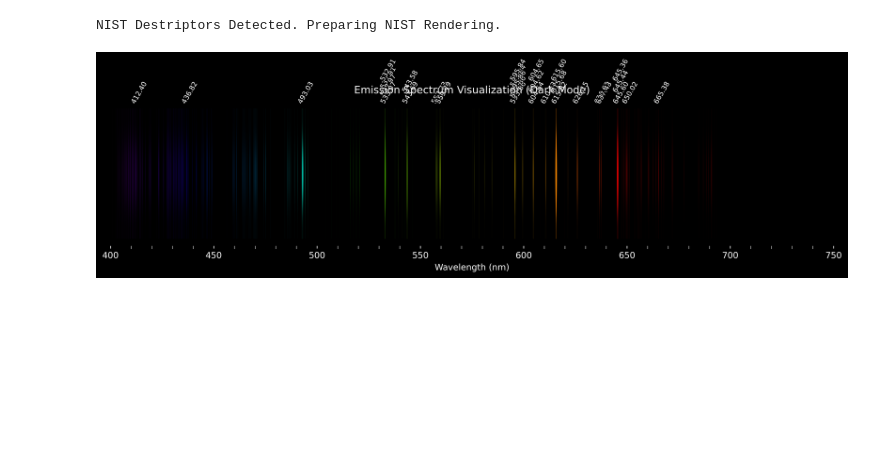
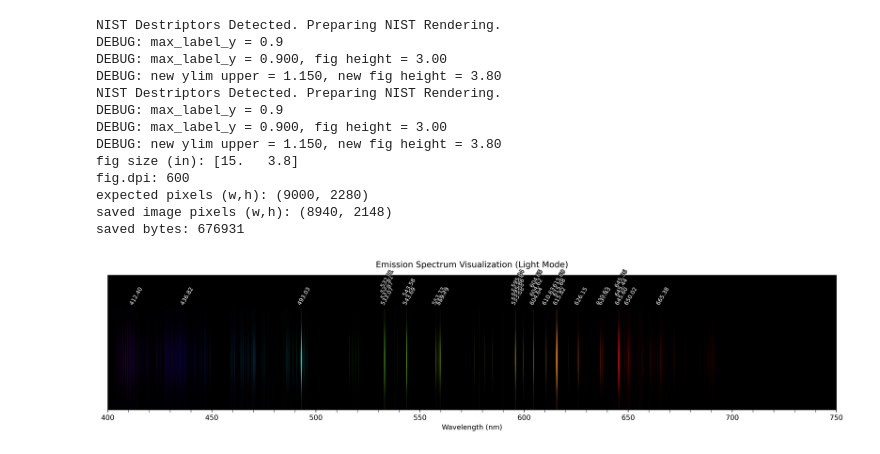
Before and after one commit to idontwantausername609/Spectrum-Renderer, a Jupyter notebook: Colab Based App/integrated_plotting_playground.ipynb, the cells around one changed output. Cells and saved outputs as stored; diff of their text form; code cells hidden in the pictures; blank space fills up the shorter version.

Commit message:
new webapp created and set up. appropriate files created and edited. currently working on dynamic peak label positioning.

```diff
--- a/Colab Based App/integrated_plotting_playground.ipynb
+++ b/Colab Based App/integrated_plotting_playground.ipynb
@@ -56,7 +57,7 @@ def plot_spec(
     glow_alpha=0,
     dpi=DPI,
     mode='dark',
-    peak_label_y_position=PEAK_LABEL_POSN,
+    peak_label_y_position=0,
     max_needle_y_scale=MAX_Y_SCALE,
     peak_wavelengths=None,
     force_nist=None,
@@ -83,6 +84,7 @@ def plot_spec(
         min_brightness = DEFAULT_MIN_BRIGHT
         glow_alpha = DEFAULT_GLOW_ALPHA
         prominence_percentage = DEFAULT_PROM_PERC
+        peak_label_y_position = DEFAULT_PEAK_LABEL_POSN
         print('NIST Destriptors Detected. Preparing NIST Rendering.')
 
     else:
@@ -91,22 +93,20 @@ def plot_spec(
         generic_type = (input('Choose Rendering: Raw or Normalised')).lower()
         if generic_type == 'raw':
             glow_alpha = DEFAULT_GLOW_ALPHA
+            peak_label_y_position = DEFAULT_PEAK_LABEL_POSN
         elif generic_type == 'normalised':
             glow_alpha = NORM_GLOW_ALPHA
+            peak_label_y_position = NORM_PEAK_LABEL_POSN
 
         # parse NIST-style cells
     parsed_intensity = df_plot_data[int_col].apply(nist_codes.parse_nist_intensity)
     df_plot_data['_raw_int'] = parsed_intensity.apply(lambda t: t[0])
     df_plot_data['_descriptor'] = parsed_intensity.apply(lambda t: t[1])
 
-
-
-
     # drop rows missing wavelength or numeric intensity
     df_plot_data = df_plot_data.dropna(subset=[nm_col, '_raw_int']).copy()
     df_plot_data = df_plot_data[(df_plot_data[nm_col] >= x_min) & (df_plot_data[nm_col] <= x_max)].copy()
     df_plot_data = df_plot_data.sort_values(by=nm_col).reset_index(drop=True)
-
 
     # returns empty figure for empty datasets
     if df_plot_data.empty:
@@ -162,9 +162,21 @@ def plot_spec(
     except Exception:
         label_ys = [peak_label_y_position] * len(peaks)
 
+    print(f"DEBUG: max_label_y = {max(label_ys) if label_ys else 'N/A'}")
 
     # Create the plot (use explicit Figure/Axis to avoid side-effects)
     fig, ax = plt.subplots(figsize=fig_size, dpi=dpi)
+
+
+
+    max_label_y = max(label_ys) if label_ys else peak_label_y_position
+    print(f"DEBUG: max_label_y = {max_label_y:.3f}, fig height = {fig.get_figheight():.2f}")
+
+    # More aggressive expansion
+    ylim_upper = max(1.05, max_label_y + 0.25)
+    ax.set_ylim(0, ylim_upper)
+    fig.set_figheight(fig_size[1] + 0.8)
+    print(f"DEBUG: new ylim upper = {ylim_upper:.3f}, new fig height = {fig.get_figheight():.2f}")
 
         # Set figure background and text colors based on mode
     if mode == 'dark':
@@ -193,6 +205,8 @@ def plot_spec(
 
     # Set X-axis limits
     ax.set_xlim(x_min, x_max)
+
+    ax.set_ylim(0,1)
 
     # Render every transition as a faint needle (increase visibility for verification)
     _bg_y_top = max_needle_y_scale  # use full height for visibility
@@ -304,7 +318,13 @@ def plot_spec(
                 path_effects=[pe.withStroke(linewidth=1.5, foreground="black")],
             )
 
-    plt.title(f'Emission Spectrum Visualization ({mode.capitalize()} Mode)', color=text_color, y=1.0, pad=10)
+    if has_any_nist or generic_type == 'raw':
+        pad = 15
+    else:
+        pad = 10
+    plt.tight_layout(rect=[0, 0, 1, 0.92])
+    plt.title(f'Emission Spectrum Visualization ({mode.capitalize()} Mode)',
+          color=text_color, y=0.98, pad=pad)
 
     # Save the plot if a save_path is provided
     if save_path:
@@ -334,20 +354,43 @@ def get_spec(*args, save_path=None, headless=True, dpi=600, **kwargs):
 # %%
 NIST_FILE_PATH = 'oxygen nist 2.xlsx'
 HELIUM_FILE_PATH = 'he test.xlsx'
 HYDROGEN_FILE_PATH = 'h test.xlsx'
 
 df_nist = pd.read_excel(NIST_FILE_PATH)
 df_he = pd.read_excel(HELIUM_FILE_PATH)
 df_h = pd.read_excel(HYDROGEN_FILE_PATH)
 
 nist_fig = get_spec(data_df=df_nist)
+light_fig = plot_spec(data_df=df_nist, mode='light')
 
 buf = io.BytesIO()
-nist_fig.savefig(buf, format='png', bbox_inches='tight', dpi=600)
+light_fig.savefig(buf, format='png', bbox_inches='tight', dpi=600)
+
+from PIL import Image as PILImage
+buf.seek(0)
+img = PILImage.open(buf)
+print("fig size (in):", light_fig.get_size_inches())
+print("fig.dpi:", getattr(light_fig, "dpi", None))
+print("expected pixels (w,h):", tuple(int(x * light_fig.dpi) for x in light_fig.get_size_inches()))
+print("saved image pixels (w,h):", img.size)
+print("saved bytes:", len(buf.getvalue()))
+
 display(Image(data=buf.getvalue()))
 # %% [output]
 NIST Destriptors Detected. Preparing NIST Rendering.
+DEBUG: max_label_y = 0.9
+DEBUG: max_label_y = 0.900, fig height = 3.00
+DEBUG: new ylim upper = 1.150, new fig height = 3.80
+NIST Destriptors Detected. Preparing NIST Rendering.
+DEBUG: max_label_y = 0.9
+DEBUG: max_label_y = 0.900, fig height = 3.00
+DEBUG: new ylim upper = 1.150, new fig height = 3.80
+fig size (in): [15.   3.8]
+fig.dpi: 600
+expected pixels (w,h): (9000, 2280)
+saved image pixels (w,h): (8940, 2148)
+saved bytes: 676931
-[figure, old version]
+[figure, new version]
 # %%
 he_fig = get_spec(data_df=df_he)
 
```
Also changed, not shown: parts of 4 cells of this notebook, 18 other files.
